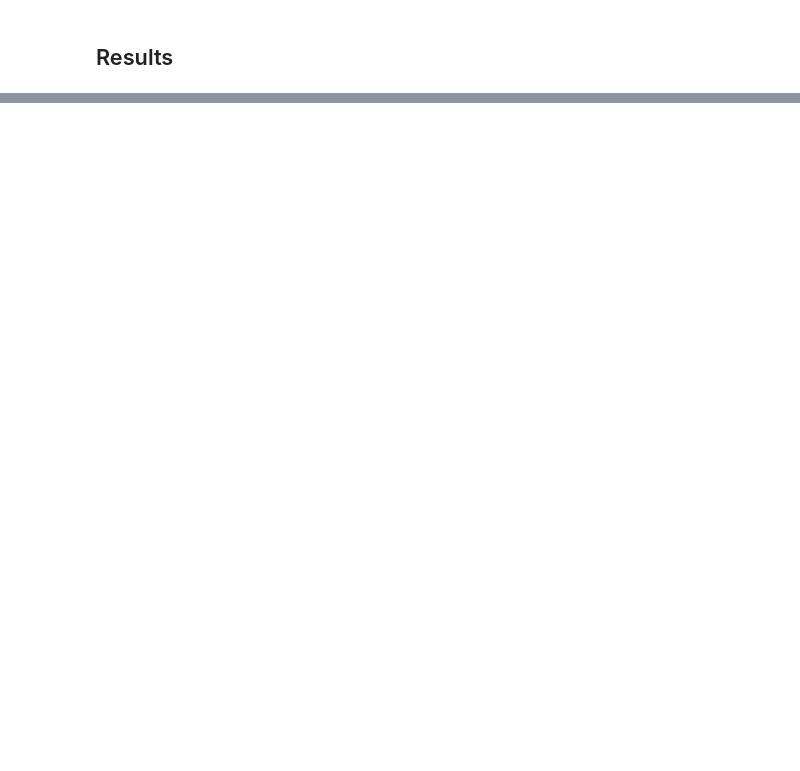
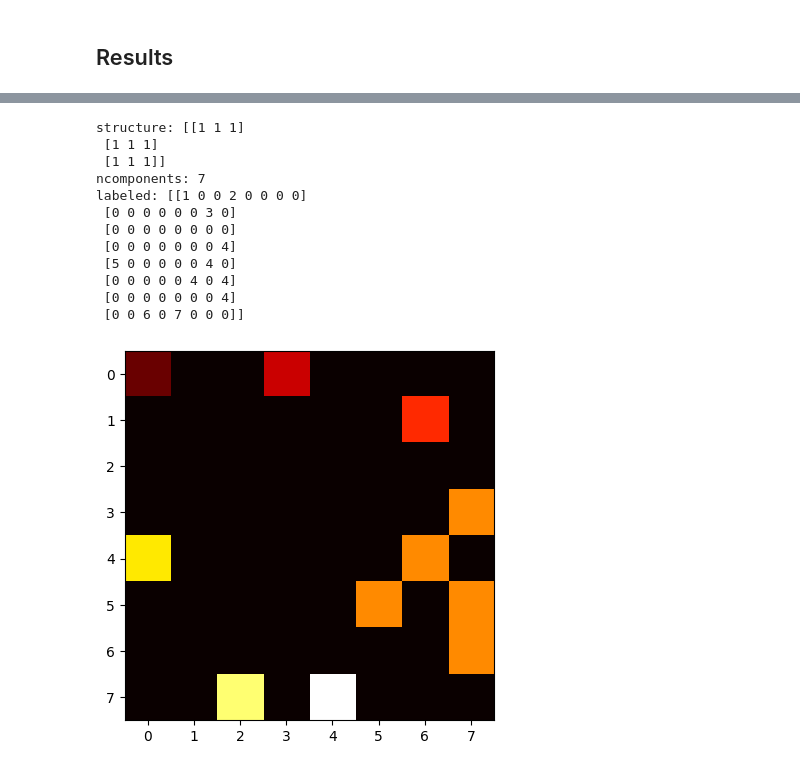
Before and after one commit to apowers313/roc, a Jupyter notebook: experiments/2024.07.23-10.38.05-cupy-learning/2024.07.23-10.38.05-cupy-learning.ipynb, the cells around one changed output, grey strips where cells are left out. Saved outputs shown, nothing was run; the diff lists cells and outputs as text; code cells hidden in the pictures; blank space fills up the shorter version.

```diff
--- a/experiments/2024.07.23-10.38.05-cupy-learning/2024.07.23-10.38.05-cupy-learning.ipynb
+++ b/experiments/2024.07.23-10.38.05-cupy-learning/2024.07.23-10.38.05-cupy-learning.ipynb
@@ -305,0 +446,25 @@ plt.show()
+# %%
+from scipy.ndimage import label
+
+# structure connects flood by diagonal
+structure = np.ones((3, 3), dtype=int)
+print("structure:", structure)
+labeled, ncomponents = label(a2, structure)
+print("ncomponents:", ncomponents)
+print("labeled:", labeled)
+plt.imshow(labeled, cmap='hot', interpolation='nearest')
+plt.show()
+# %% [output]
+structure: [[1 1 1]
+ [1 1 1]
+ [1 1 1]]
+ncomponents: 7
+labeled: [[1 0 0 2 0 0 0 0]
+ [0 0 0 0 0 0 3 0]
+ [0 0 0 0 0 0 0 0]
+ [0 0 0 0 0 0 0 4]
+ [5 0 0 0 0 0 4 0]
+ [0 0 0 0 0 4 0 4]
+ [0 0 0 0 0 0 0 4]
+ [0 0 6 0 7 0 0 0]]
+[figure, added]
```
Also changed, not shown: parts of 26 cells of this notebook.
